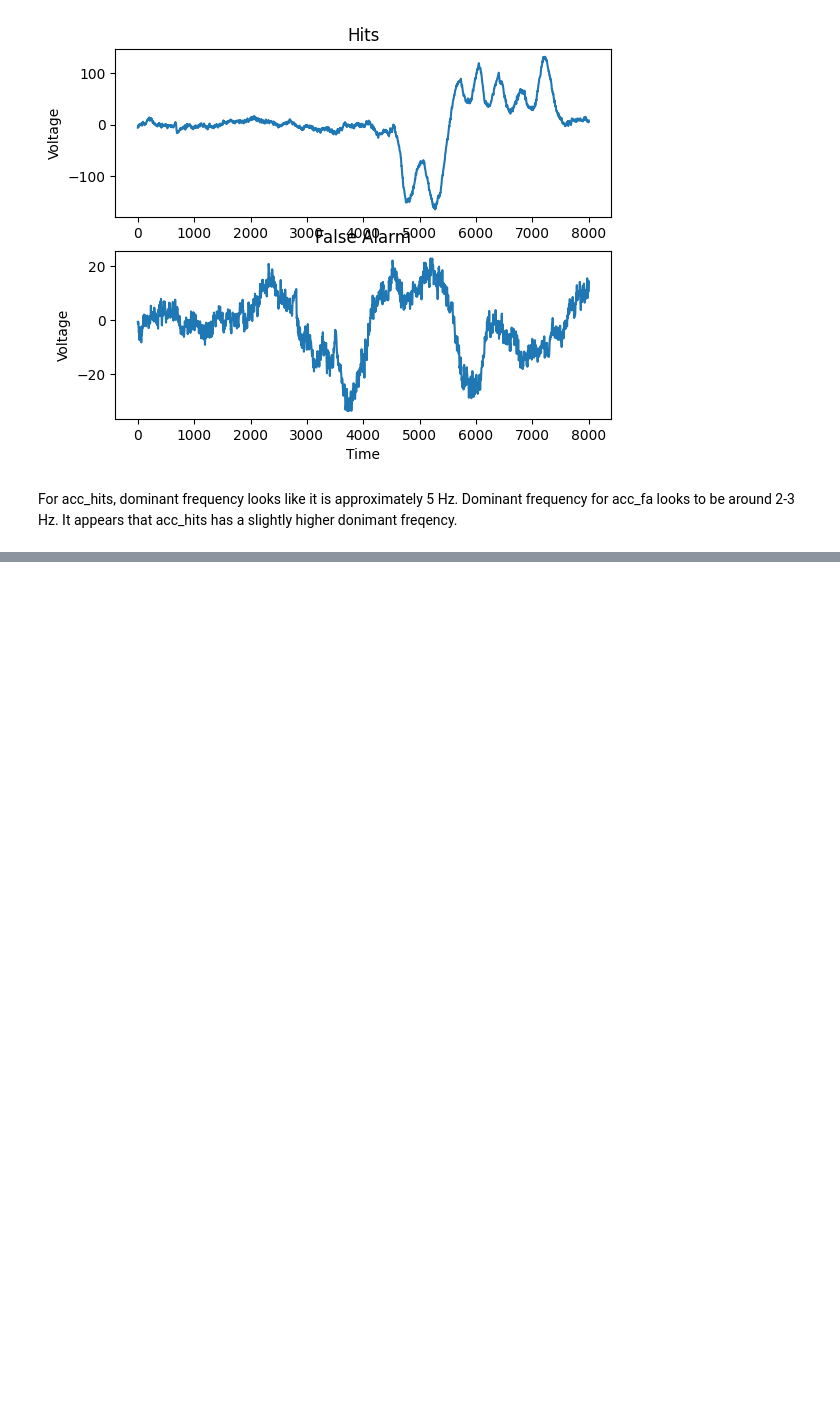
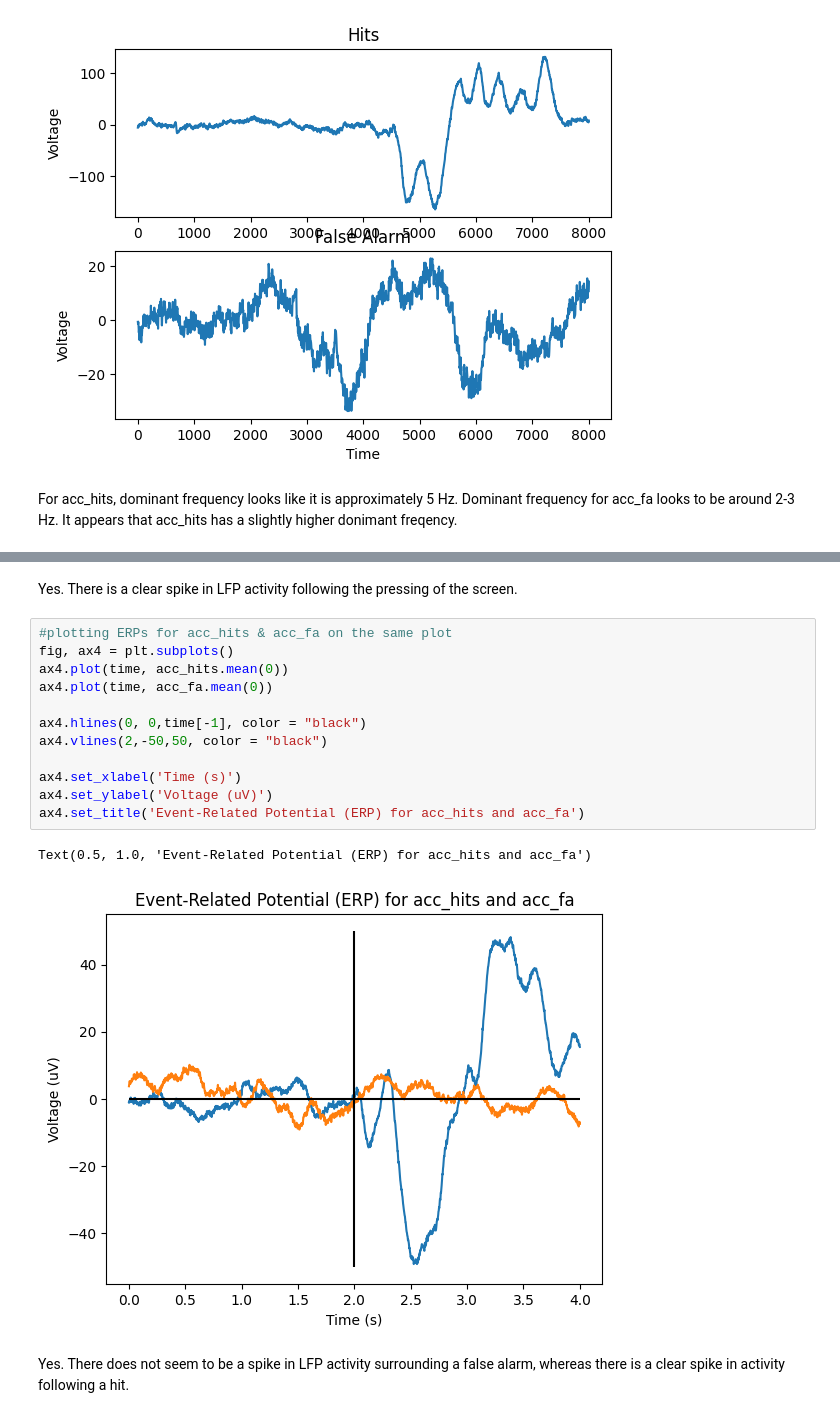
Before and after one commit to jprostick/neur265joe, a Jupyter notebook: coding_homework_5.ipynb, the cells around one changed output, grey strips where cells are left out. Cells and saved outputs as stored; diff of their text form; blank space fills up the shorter version.

```diff
--- a/coding_homework_5.ipynb
+++ b/coding_homework_5.ipynb
@@ -110,0 +108,19 @@ ValueError: ignored
+# %% [markdown]
+Yes. There is a clear spike in LFP activity following the pressing of the screen.
+# %%
+#plotting ERPs for acc_hits & acc_fa on the same plot
+fig, ax4 = plt.subplots()
+ax4.plot(time, acc_hits.mean(0))
+ax4.plot(time, acc_fa.mean(0))
+
+ax4.hlines(0, 0,time[-1], color = "black")
+ax4.vlines(2,-50,50, color = "black")
+
+ax4.set_xlabel('Time (s)')
+ax4.set_ylabel('Voltage (uV)')
+ax4.set_title('Event-Related Potential (ERP) for acc_hits and acc_fa')
+# %% [output]
+Text(0.5, 1.0, 'Event-Related Potential (ERP) for acc_hits and acc_fa')
+[figure, added]
+# %% [markdown]
+Yes. There does not seem to be a spike in LFP activity surrounding a false alarm, whereas there is a clear spike in activity following a hit.
```
Also changed, not shown: parts of 10 cells of this notebook.
